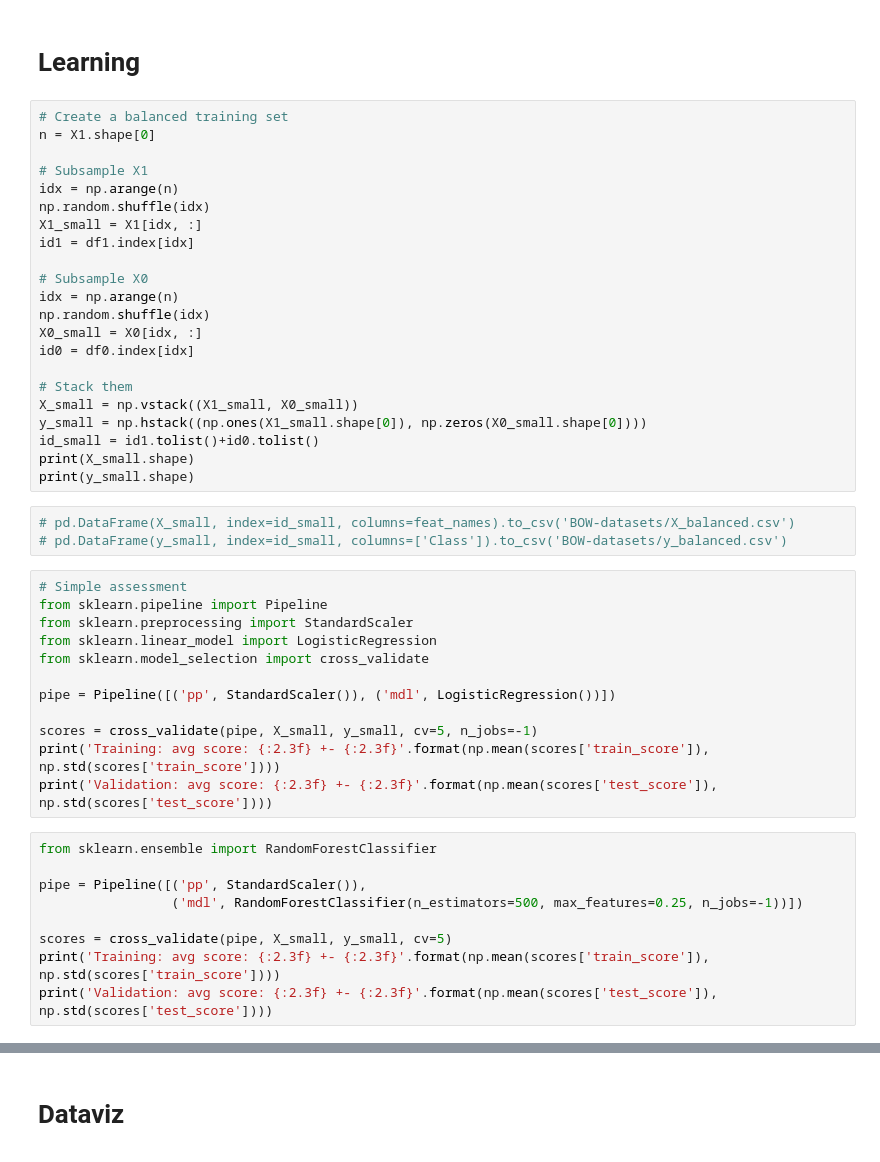
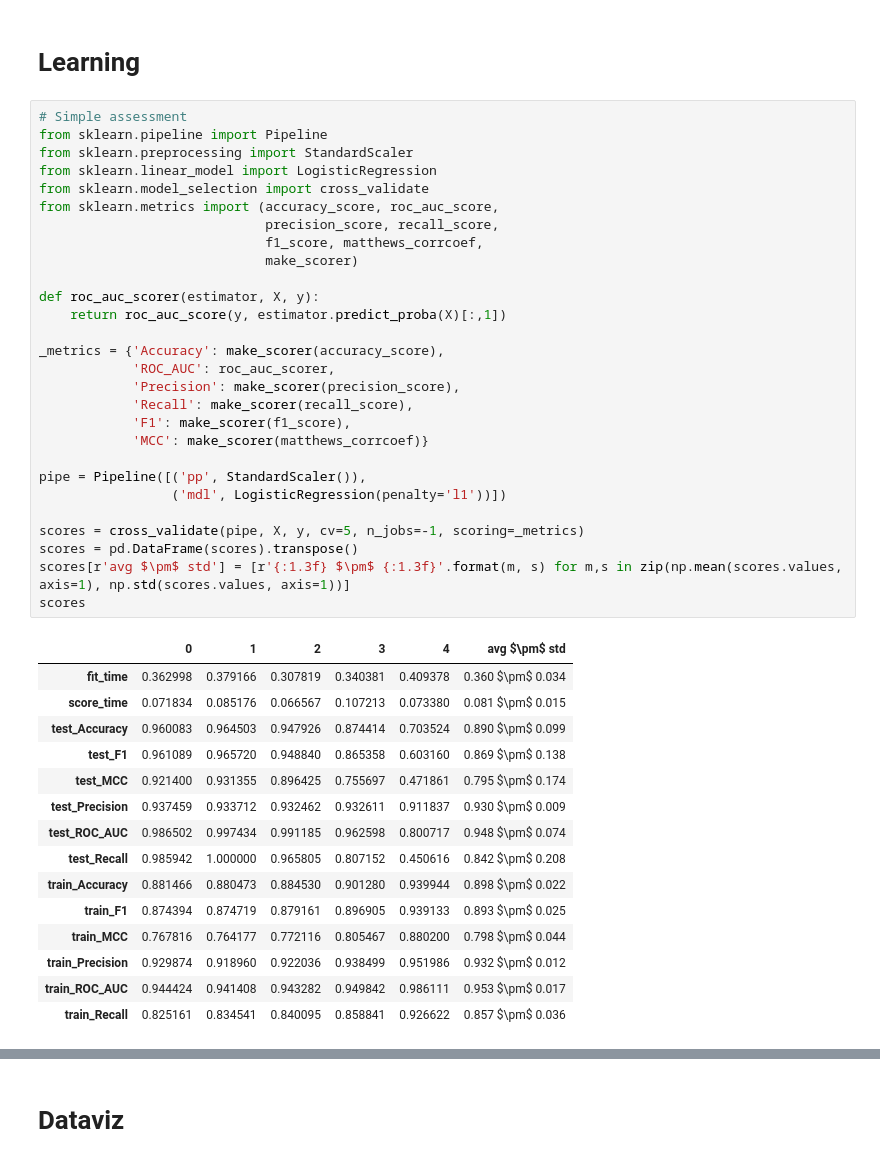
Before and after one commit to samuelefiorini/tangle, a Jupyter notebook: notebooks/make_xy.ipynb, the cells around one changed output, grey strips where cells are left out. Drawn from its saved outputs; the diff is of its cells as text.

```diff
--- a/notebooks/make_xy.ipynb
+++ b/notebooks/make_xy.ipynb
@@ -184,48 +134,46 @@ print(X1.shape)
 # %% [markdown]
 # Learning
-# %%
-# Create a balanced training set
-n = X1.shape[0]
-
-# Subsample X1
-idx = np.arange(n)
-np.random.shuffle(idx)
-X1_small = X1[idx, :]
-id1 = df1.index[idx]
-
-# Subsample X0
-idx = np.arange(n)
-np.random.shuffle(idx)
-X0_small = X0[idx, :]
-id0 = df0.index[idx]
-
-# Stack them
-X_small = np.vstack((X1_small, X0_small))
-y_small = np.hstack((np.ones(X1_small.shape[0]), np.zeros(X0_small.shape[0])))
-id_small = id1.tolist()+id0.tolist()
-print(X_small.shape)
-print(y_small.shape)
-# %%
-# pd.DataFrame(X_small, index=id_small, columns=feat_names).to_csv('BOW-datasets/X_balanced.csv')
-# pd.DataFrame(y_small, index=id_small, columns=['Class']).to_csv('BOW-datasets/y_balanced.csv')
 # %%
 # Simple assessment
 from sklearn.pipeline import Pipeline
 from sklearn.preprocessing import StandardScaler
 from sklearn.linear_model import LogisticRegression
 from sklearn.model_selection import cross_validate
+from sklearn.metrics import (accuracy_score, roc_auc_score,
+                             precision_score, recall_score,
+                             f1_score, matthews_corrcoef,
+                             make_scorer)
 
-pipe = Pipeline([('pp', StandardScaler()), ('mdl', LogisticRegression())])
+def roc_auc_scorer(estimator, X, y):
+    return roc_auc_score(y, estimator.predict_proba(X)[:,1])
 
-scores = cross_validate(pipe, X_small, y_small, cv=5, n_jobs=-1)
-print('Training: avg score: {:2.3f} +- {:2.3f}'.format(np.mean(scores['train_score']), np.std(scores['train_score'])))
-print('Validation: avg score: {:2.3f} +- {:2.3f}'.format(np.mean(scores['test_score']), np.std(scores['test_score'])))
+_metrics = {'Accuracy': make_scorer(accuracy_score),
+            'ROC_AUC': roc_auc_scorer,
+            'Precision': make_scorer(precision_score),
+            'Recall': make_scorer(recall_score),
+            'F1': make_scorer(f1_score),
+            'MCC': make_scorer(matthews_corrcoef)}
+
+pipe = Pipeline([('pp', StandardScaler()),
+                 ('mdl', LogisticRegression(penalty='l1'))])
+
+scores = cross_validate(pipe, X, y, cv=5, n_jobs=-1, scoring=_metrics)
+scores = pd.DataFrame(scores).transpose()
+scores[r'avg $\pm$ std'] = [r'{:1.3f} $\pm$ {:1.3f}'.format(m, s) for m,s in zip(np.mean(scores.values, axis=1), np.std(scores.values, axis=1))]
+scores
+# %% [output]
+|  | 0 | 1 | 2 | 3 | 4 | avg $\pm$ std |
+| fit_time | 0.362998 | 0.379166 | 0.307819 | 0.340381 | 0.409378 | 0.360 $\pm$ 0.034 |
+| score_time | 0.071834 | 0.085176 | 0.066567 | 0.107213 | 0.073380 | 0.081 $\pm$ 0.015 |
+| test_Accuracy | 0.960083 | 0.964503 | 0.947926 | 0.874414 | 0.703524 | 0.890 $\pm$ 0.099 |
+| test_F1 | 0.961089 | 0.965720 | 0.948840 | 0.865358 | 0.603160 | 0.869 $\pm$ 0.138 |
+| test_MCC | 0.921400 | 0.931355 | 0.896425 | 0.755697 | 0.471861 | 0.795 $\pm$ 0.174 |
+| test_Precision | 0.937459 | 0.933712 | 0.932462 | 0.932611 | 0.911837 | 0.930 $\pm$ 0.009 |
+| test_ROC_AUC | 0.986502 | 0.997434 | 0.991185 | 0.962598 | 0.800717 | 0.948 $\pm$ 0.074 |
+| test_Recall | 0.985942 | 1.000000 | 0.965805 | 0.807152 | 0.450616 | 0.842 $\pm$ 0.208 |
+| train_Accuracy | 0.881466 | 0.880473 | 0.884530 | 0.901280 | 0.939944 | 0.898 $\pm$ 0.022 |
+| train_F1 | 0.874394 | 0.874719 | 0.879161 | 0.896905 | 0.939133 | 0.893 $\pm$ 0.025 |
+| train_MCC | 0.767816 | 0.764177 | 0.772116 | 0.805467 | 0.880200 | 0.798 $\pm$ 0.044 |
+| train_Precision | 0.929874 | 0.918960 | 0.922036 | 0.938499 | 0.951986 | 0.932 $\pm$ 0.012 |
+| train_ROC_AUC | 0.944424 | 0.941408 | 0.943282 | 0.949842 | 0.986111 | 0.953 $\pm$ 0.017 |
+| train_Recall | 0.825161 | 0.834541 | 0.840095 | 0.858841 | 0.926622 | 0.857 $\pm$ 0.036 |
-# %%
-from sklearn.ensemble import RandomForestClassifier
-
-pipe = Pipeline([('pp', StandardScaler()),
-                 ('mdl', RandomForestClassifier(n_estimators=500, max_features=0.25, n_jobs=-1))])
-
-scores = cross_validate(pipe, X_small, y_small, cv=5)
-print('Training: avg score: {:2.3f} +- {:2.3f}'.format(np.mean(scores['train_score']), np.std(scores['train_score'])))
-print('Validation: avg score: {:2.3f} +- {:2.3f}'.format(np.mean(scores['test_score']), np.std(scores['test_score'])))
```
Also changed, not shown: parts of 29 cells of this notebook, 2 other files.
